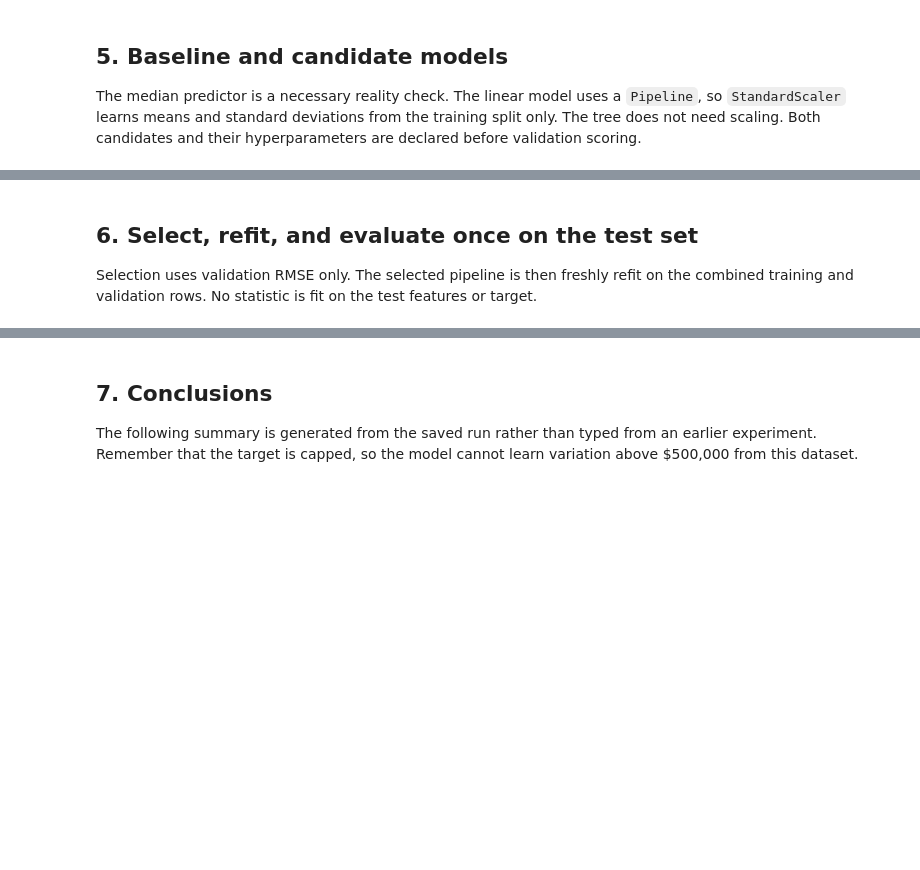
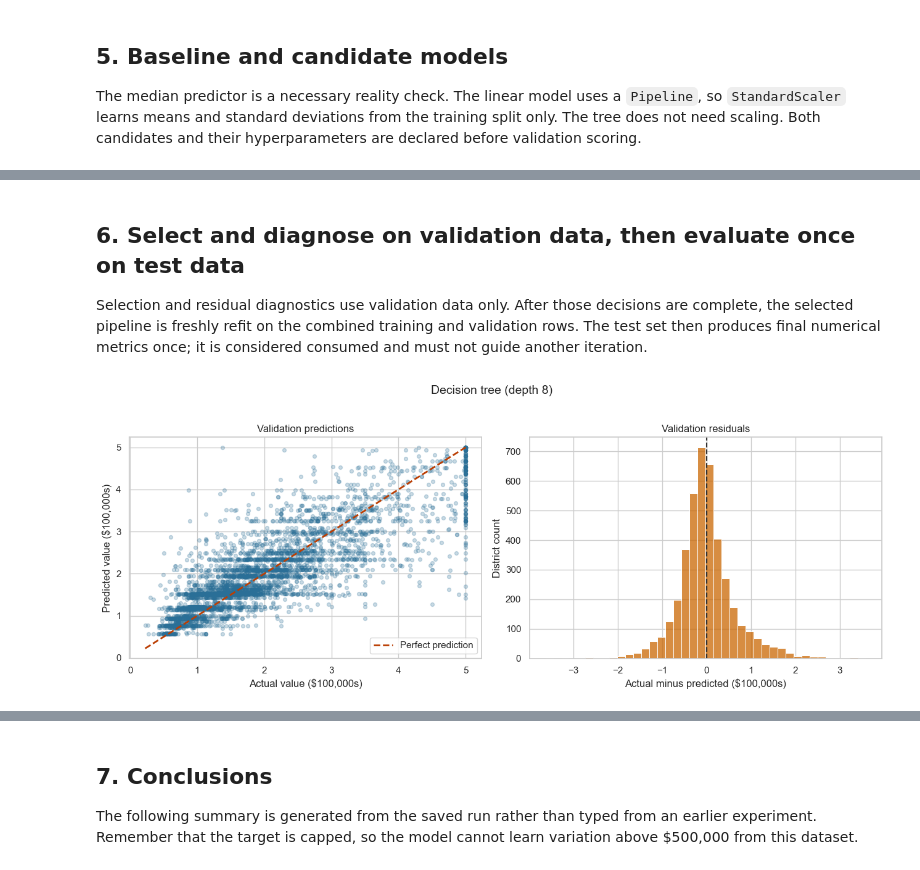
Before and after one commit to godcanfly/data-science-prep-course, a Jupyter notebook: notebooks/Capstone_House_Prices.ipynb, the cells around one changed output, grey strips where cells are left out. Drawn from its saved outputs; the diff is of its cells as text; code cells hidden in the pictures; blank space fills up the shorter version.

```diff
--- a/notebooks/Capstone_House_Prices.ipynb
+++ b/notebooks/Capstone_House_Prices.ipynb
@@ -164,5 +209,36 @@ validation_results.round(3)
 # %% [markdown]
-## 6. Select, refit, and evaluate once on the test set
+## 6. Select and diagnose on validation data, then evaluate once on test data
 
-Selection uses validation RMSE only. The selected pipeline is then freshly refit on the combined training and validation rows. No statistic is fit on the test features or target.
+Selection and residual diagnostics use validation data only. After those decisions are complete, the selected pipeline is freshly refit on the combined training and validation rows. The test set then produces final numerical metrics once; it is considered consumed and must not guide another iteration.
+# %%
+selected_name = validation_results.index[0]
+validation_predictions = fitted_models[selected_name].predict(X_validation)
+validation_residuals = np.asarray(y_validation) - validation_predictions
+
+figure, axes = plt.subplots(1, 2, figsize=(13, 5))
+limits = [
+    min(y_validation.min(), validation_predictions.min()),
+    max(y_validation.max(), validation_predictions.max()),
+]
+axes[0].scatter(y_validation, validation_predictions, alpha=0.25, s=18, color="#2a6f97")
+axes[0].plot(limits, limits, "--", color="#bb3e03", linewidth=2, label="Perfect prediction")
+axes[0].set(
+    title="Validation predictions",
+    xlabel="Actual value ($100,000s)",
+    ylabel="Predicted value ($100,000s)",
+)
+axes[0].legend()
+
+sns.histplot(validation_residuals, bins=40, color="#ca6702", ax=axes[1])
+axes[1].axvline(0, linestyle="--", color="#333333", linewidth=1.5)
+axes[1].set(
+    title="Validation residuals",
+    xlabel="Actual minus predicted ($100,000s)",
+    ylabel="District count",
+)
+figure.suptitle(selected_name, fontsize=14, y=1.02)
+figure.tight_layout()
+plt.show()
+# %% [output]
+[figure, added]
 # %%
```
Also changed, not shown: parts of 12 cells of this notebook, 11 other files.
